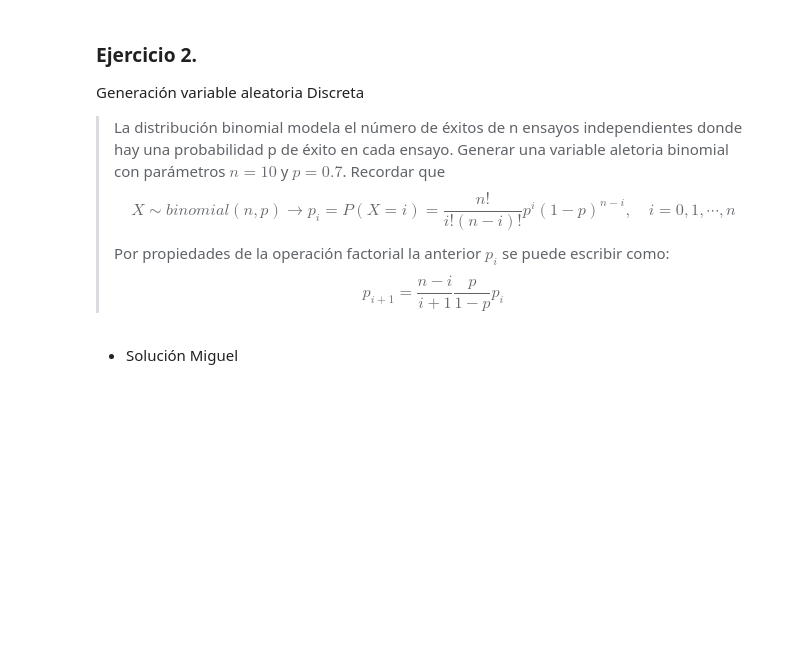
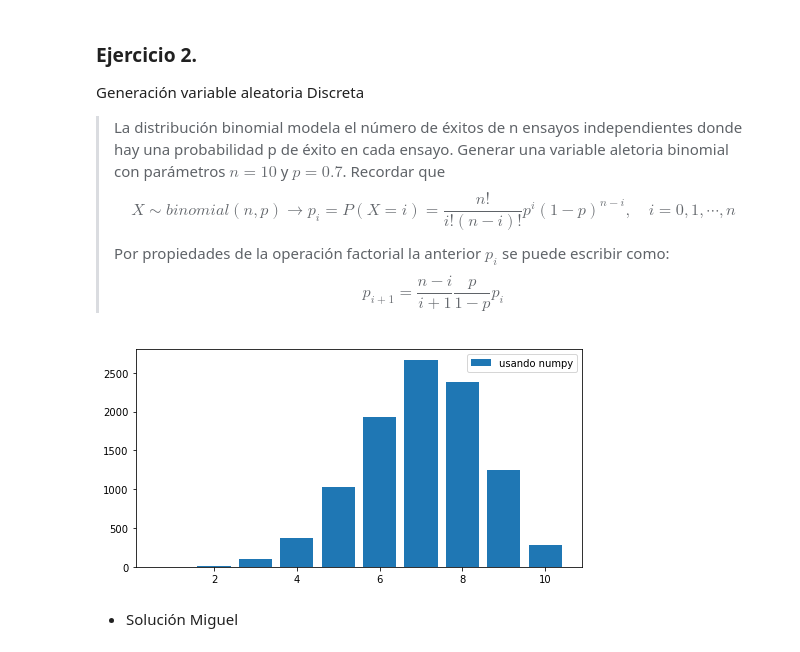
Before and after one commit to miguelaguirre11/Tareas_ADGalindo_MJAguirre, a Jupyter notebook: Tarea4_ADGalindo_MJAguirre.ipynb, the cells around one changed output. Cells and saved outputs as stored; diff of their text form; code cells hidden in the pictures; blank space fills up the shorter version.

```diff
--- a/Tarea4_ADGalindo_MJAguirre.ipynb
+++ b/Tarea4_ADGalindo_MJAguirre.ipynb
@@ -86,3 +84,35 @@ Generación variable aleatoria Discreta
+# %%
+#solución Ariadna
+#funcion historgrama
+def plot_histogram_discrete(distribucion:'distribución a graficar histograma',
+                            label:'label del legend'):
+    # len(set(distribucion)) cuenta la cantidad de elementos distintos de la variable 'distribucion'
+    plt.figure(figsize=[8,4])
+    y,x = np.histogram(distribucion,bins = len(set(distribucion)))
+    plt.bar(list(set(distribucion)),y,label=label)
+    plt.legend()
+    plt.show()
+# %%
+# Función que calcula la probabilidad acumulada optimizada
+def P_acum_Binomial_o(n,p):
+    Pr = np.zeros(n)
+    Pr[0] = (1-p)**n
+    def pr(i):
+        nonlocal Pr
+        c  = p/(1-p)
+        Pr[i+1]=(c*(n-i)/(i+1))*Pr[i]
+
+    # Lleno el vector Pr usando compresión de listas
+    [pr(i) for i in range(n-1)]
+    return np.cumsum(Pr)
+# %%
+n = 10; p = 0.7; N = 10**4
+p_acum = P_acum_Binomial_o(n,p)
+u = np.random.rand(N)
+d_bino_numpy = np.random.binomial(n,p,N)
+plot_histogram_discrete(d_bino_numpy,'usando numpy')
+# %% [output]
+[figure, added]
 # %% [markdown]
 - Solución Miguel
 # %%
```
Also changed, not shown: parts of 1 cell of this notebook.
